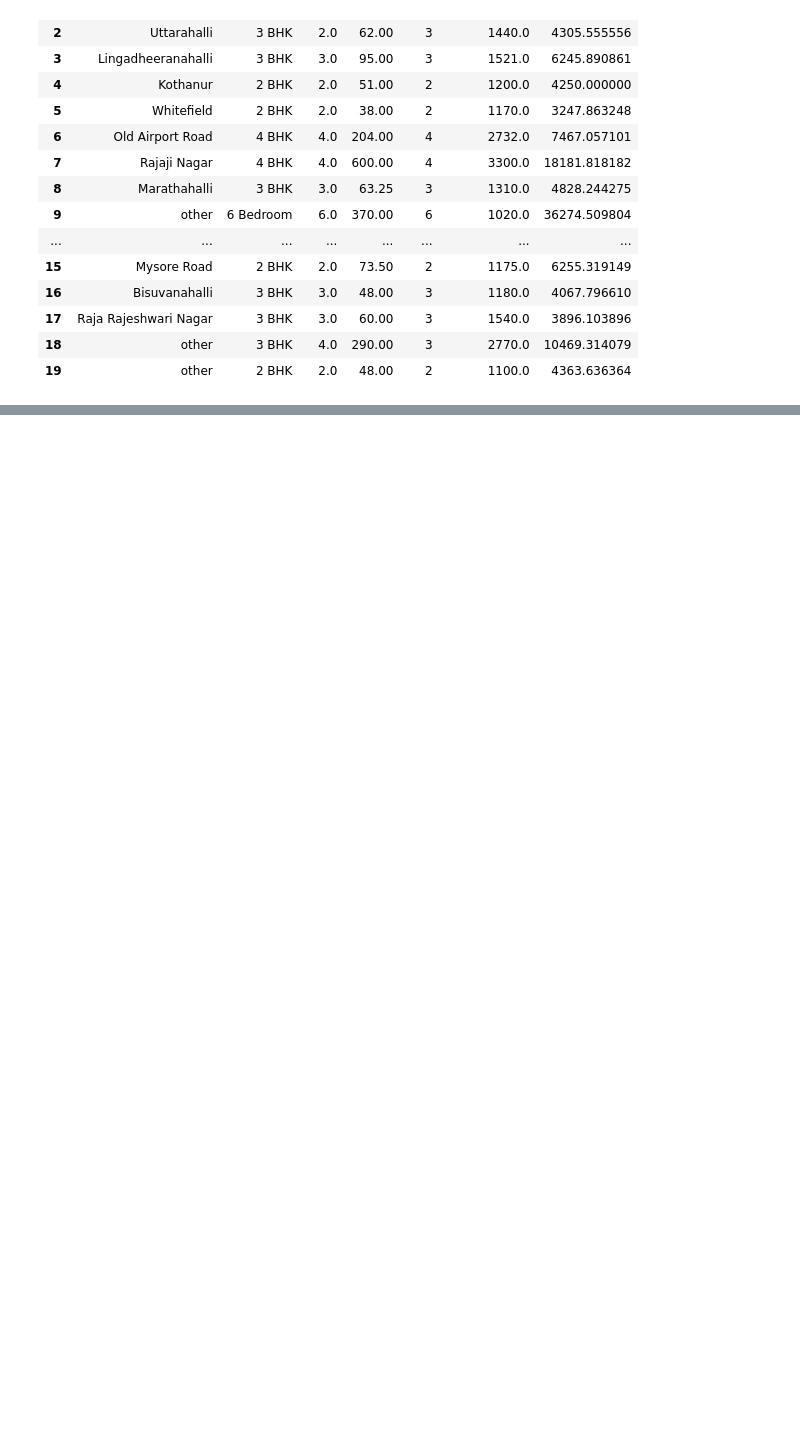
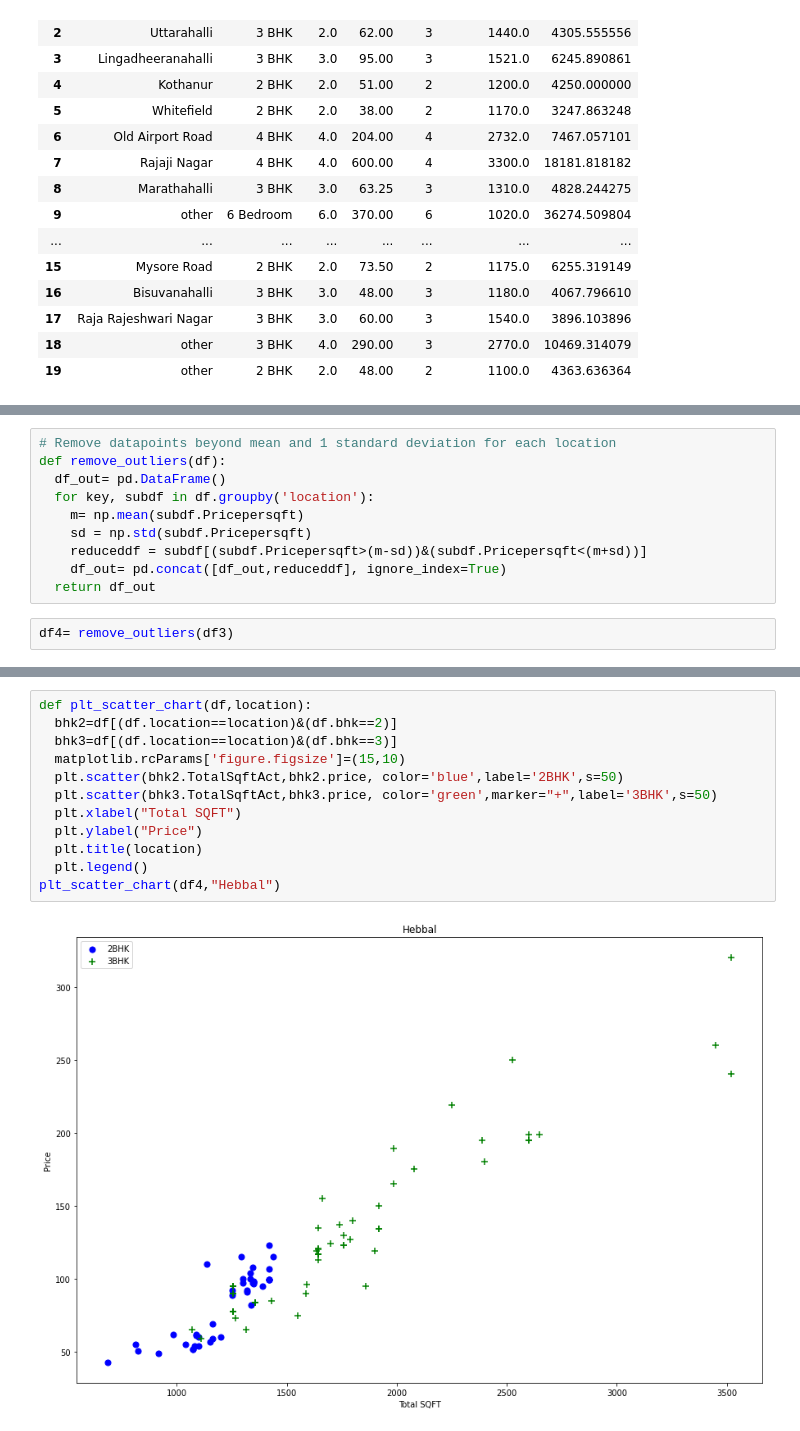
Before and after one commit to AftabUdaipurwala/MLProjects, a Jupyter notebook: Real_Estate_Price_Prediction_oF_Bangalore_Housing_Prices.ipynb, the cells around one changed output, grey strips where cells are left out. Drawn from its saved outputs; the diff is of its cells as text; blank space fills up the shorter version.

Commit message:
Removed Outliers

```diff
--- a/Real_Estate_Price_Prediction_oF_Bangalore_Housing_Prices.ipynb
+++ b/Real_Estate_Price_Prediction_oF_Bangalore_Housing_Prices.ipynb
@@ -354,0 +397,12 @@ df2.head(20)
+# %%
+# Remove datapoints beyond mean and 1 standard deviation for each location
+def remove_outliers(df):
+  df_out= pd.DataFrame()
+  for key, subdf in df.groupby('location'):
+    m= np.mean(subdf.Pricepersqft)
+    sd = np.std(subdf.Pricepersqft)
+    reduceddf = subdf[(subdf.Pricepersqft>(m-sd))&(subdf.Pricepersqft<(m+sd))]
+    df_out= pd.concat([df_out,reduceddf], ignore_index=True)
+  return df_out
+# %%
+df4= remove_outliers(df3)
@@ -354,0 +421,14 @@ df2.head(20)
+# %%
+def plt_scatter_chart(df,location):
+  bhk2=df[(df.location==location)&(df.bhk==2)]
+  bhk3=df[(df.location==location)&(df.bhk==3)]
+  matplotlib.rcParams['figure.figsize']=(15,10)
+  plt.scatter(bhk2.TotalSqftAct,bhk2.price, color='blue',label='2BHK',s=50)
+  plt.scatter(bhk3.TotalSqftAct,bhk3.price, color='green',marker="+",label='3BHK',s=50)
+  plt.xlabel("Total SQFT")
+  plt.ylabel("Price")
+  plt.title(location)
+  plt.legend()
+plt_scatter_chart(df4,"Hebbal")
+# %% [output]
+[figure, added]
```
Also changed, not shown: parts of 12 cells of this notebook.
